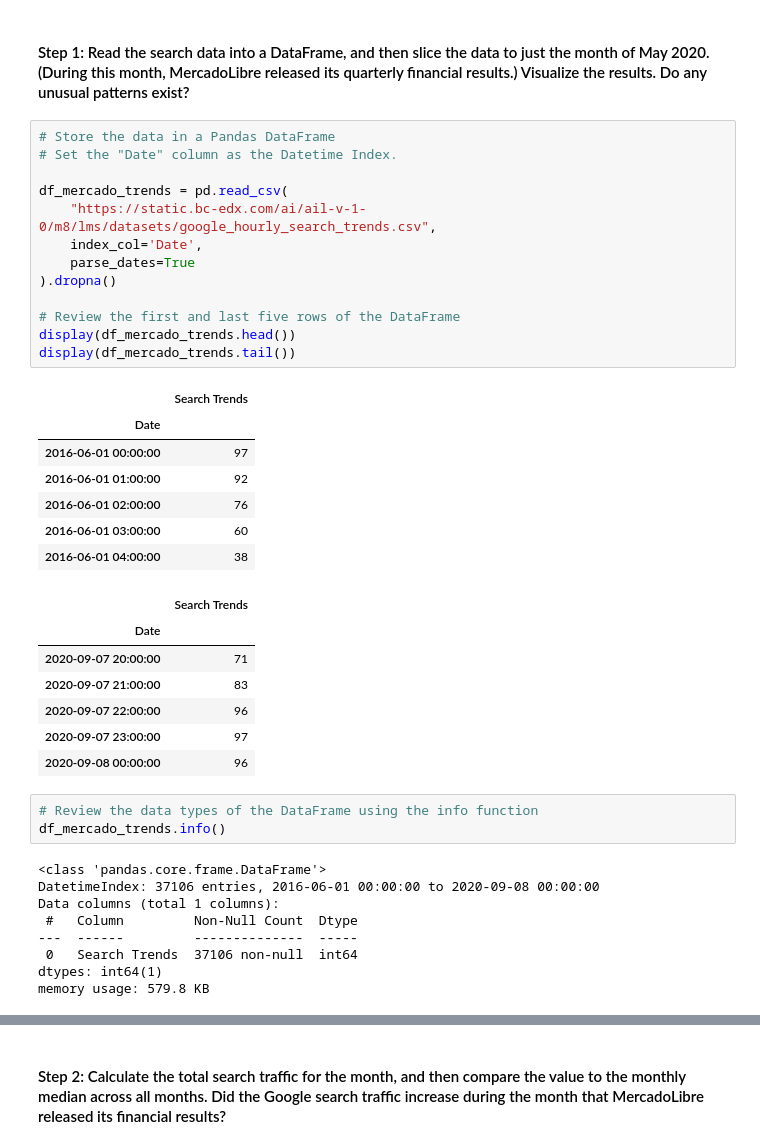
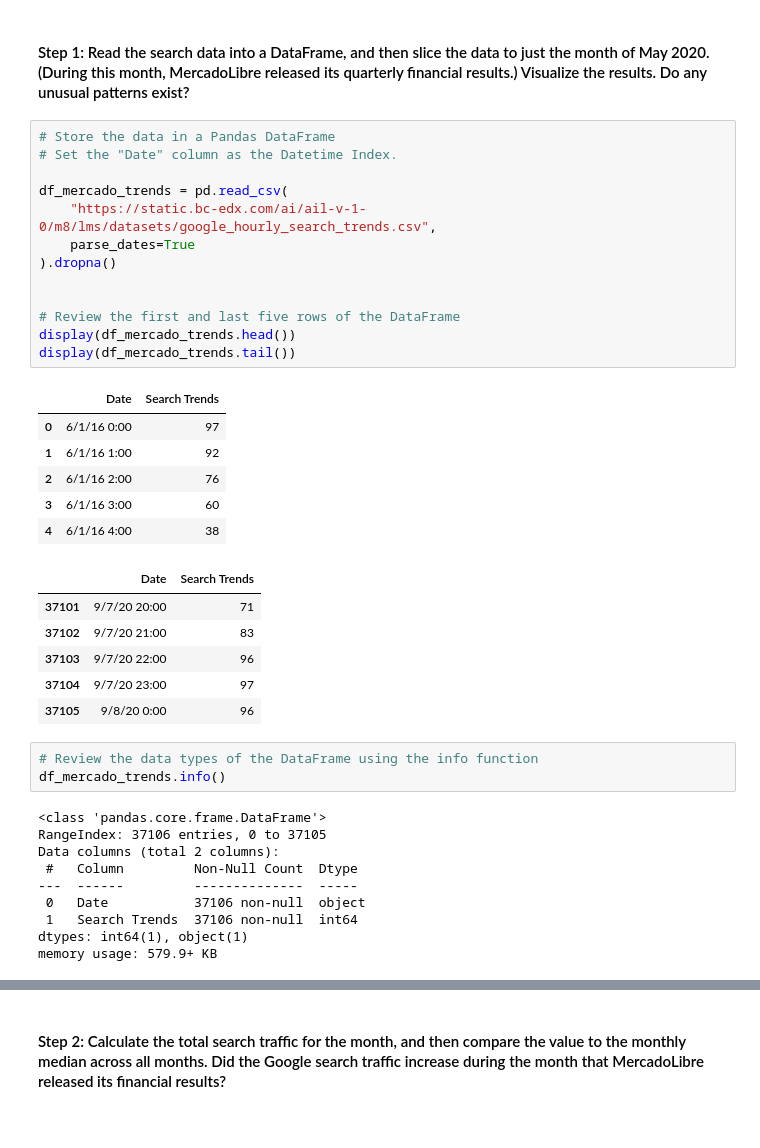
Before and after one commit to inCloset/prophet-challenge, a Jupyter notebook: forecasting_net_prophet.ipynb, the cells around one changed output, grey strips where cells are left out. Cells and saved outputs as stored; diff of their text form.

```diff
--- a/forecasting_net_prophet.ipynb
+++ b/forecasting_net_prophet.ipynb
@@ -37,40 +39,39 @@ To do so, complete the following steps:
 # %%
 # Store the data in a Pandas DataFrame
 # Set the "Date" column as the Datetime Index.
 
 df_mercado_trends = pd.read_csv(
     "https://static.bc-edx.com/ai/ail-v-1-0/m8/lms/datasets/google_hourly_search_trends.csv",
-    index_col='Date',
     parse_dates=True
 ).dropna()
+
 
 # Review the first and last five rows of the DataFrame
 display(df_mercado_trends.head())
 display(df_mercado_trends.tail())
 # %% [output]
-|  | Search Trends |
-| Date |  |
-| 2016-06-01 00:00:00 | 97 |
-| 2016-06-01 01:00:00 | 92 |
-| 2016-06-01 02:00:00 | 76 |
-| 2016-06-01 03:00:00 | 60 |
-| 2016-06-01 04:00:00 | 38 |
+|  | Date | Search Trends |
+| 0 | 6/1/16 0:00 | 97 |
+| 1 | 6/1/16 1:00 | 92 |
+| 2 | 6/1/16 2:00 | 76 |
+| 3 | 6/1/16 3:00 | 60 |
+| 4 | 6/1/16 4:00 | 38 |
-|  | Search Trends |
-| Date |  |
-| 2020-09-07 20:00:00 | 71 |
-| 2020-09-07 21:00:00 | 83 |
-| 2020-09-07 22:00:00 | 96 |
-| 2020-09-07 23:00:00 | 97 |
-| 2020-09-08 00:00:00 | 96 |
+|  | Date | Search Trends |
+| 37101 | 9/7/20 20:00 | 71 |
+| 37102 | 9/7/20 21:00 | 83 |
+| 37103 | 9/7/20 22:00 | 96 |
+| 37104 | 9/7/20 23:00 | 97 |
+| 37105 | 9/8/20 0:00 | 96 |
 # %%
 # Review the data types of the DataFrame using the info function
 df_mercado_trends.info()
 # %% [output]
 <class 'pandas.core.frame.DataFrame'>
-DatetimeIndex: 37106 entries, 2016-06-01 00:00:00 to 2020-09-08 00:00:00
-Data columns (total 1 columns):
+RangeIndex: 37106 entries, 0 to 37105
+Data columns (total 2 columns):
  #   Column         Non-Null Count  Dtype
 ---  ------         --------------  -----
- 0   Search Trends  37106 non-null  int64
-dtypes: int64(1)
-memory usage: 579.8 KB
+ 0   Date           37106 non-null  object
+ 1   Search Trends  37106 non-null  int64
+dtypes: int64(1), object(1)
+memory usage: 579.9+ KB
```
Also changed, not shown: parts of 12 cells of this notebook.
